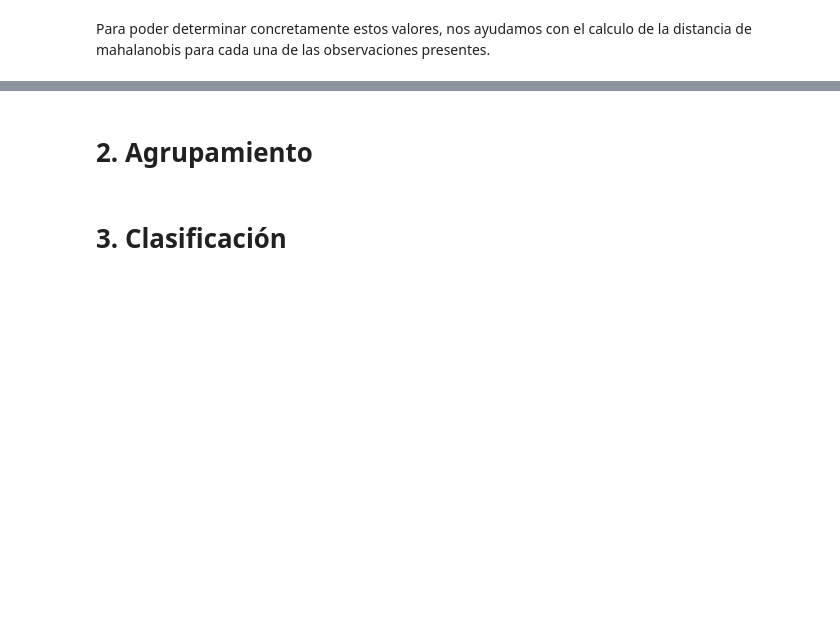
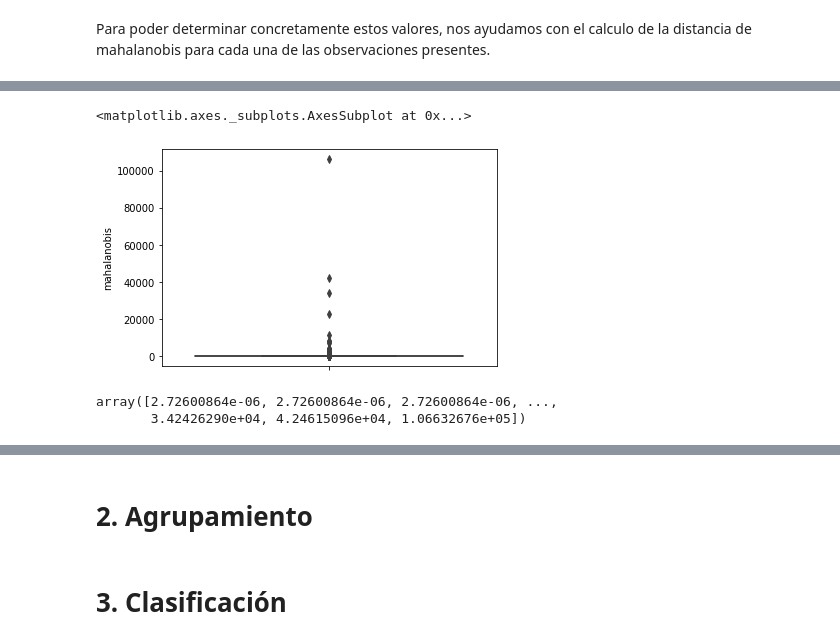
Before and after one commit to valencorrea/7506R-2C2022-GRUPO14, a Jupyter notebook: 7506R_TP1_GRUPO14_ENTREGA_ds.ipynb, the cells around one changed output, grey strips where cells are left out. Cells and saved outputs as stored; diff of their text form; code cells hidden in the pictures; blank space fills up the shorter version.

Commit message:
add mahalanobis

```diff
--- a/7506R_TP1_GRUPO14_ENTREGA_ds.ipynb
+++ b/7506R_TP1_GRUPO14_ENTREGA_ds.ipynb
@@ -766,35 +758,21 @@ Como podemos apreciar en el grafico, la mayor concentracion se presenta en la es
 # %% [markdown]
 Para poder determinar concretamente estos valores, nos ayudamos con el calculo de la distancia de mahalanobis para cada una de las observaciones presentes.
 # %%
-# Calulo el vector de medias
-#vector_medias=np.mean(df[['property_price','property_surface_total']])
+X = df[['property_surface_total','property_price']] # Tomamos las columnas a comparar
+sample_X = X.sample(frac=0.1) # Retorna una muestra de los datos
 
-# Calculo la diferencia entre las observaciones y el vector de medias
-#diferencia_x = df[['property_price','property_surface_total']] - vector_medias
-
-# Calculo matriz de covarianza y su inversa
-#covarianza=df[['property_price','property_surface_total']].cov().values
-#inv_covarianza = np.linalg.inv(covarianza)
-
-# Calculamos el cuadrado de la distancia de mahalanobis
-#dist_mahalanobis = np.dot(np.dot(diferencia_x, inv_covarianza), diferencia_x.T) # me rompe la ram
-
-# Vector de observaciones
-X = df[['property_price','property_surface_total']]
-sample_X = X.sample(frac=0.1)
-
-mu = sample_X.mean()
+mu = sample_X.mean() # Calculamos la media
 X_diff = X - mu
 X_diff = X_diff.values.T
 
-cov = np.cov(sample_X.values.T)
-inv_cov = np.linalg.inv(cov)
-W = sc.linalg.sqrtm(inv_cov)
+cov = np.cov(sample_X.values.T) # Calculamos la matriz de covarianza
+inv_cov = np.linalg.inv(cov) # Le calculamos su inversa
+W = sc.linalg.sqrtm(inv_cov) # Tomamos raiz cuadrada
 
-Wx = np.matmul(W, X_diff)
+Wx = np.matmul(W, X_diff) # Hacemos el producto de ambas matrices
 
 mahal_dists = np.array([np.dot(Wx[:, i], Wx[:, i]) for i in range(Wx.shape[1])])
-mahal_dists
 
-#df['mahalanobis'] = dist_mahalanobis.diagonal()
+df['mahalanobis'] = mahal_dists
+df.head()
 # %% [output]
@@ -802,0 +786,10 @@ array([0.00933112, 0.21136533, 0.16695798, ..., 0.23361997, 0.23740641,
+# %%
+sns.boxplot(y=df.mahalanobis)
+# %% [output]
+<matplotlib.axes._subplots.AxesSubplot at 0x...>
+[figure, added]
+# %%
+np.sort(df.mahalanobis) # Ordenamos distancias calculadas de menor a mayor
+# %% [output]
+array([2.72600864e-06, 2.72600864e-06, 2.72600864e-06, ...,
+       3.42426290e+04, 4.24615096e+04, 1.06632676e+05])
```
Also changed, not shown: parts of 12 cells of this notebook.
